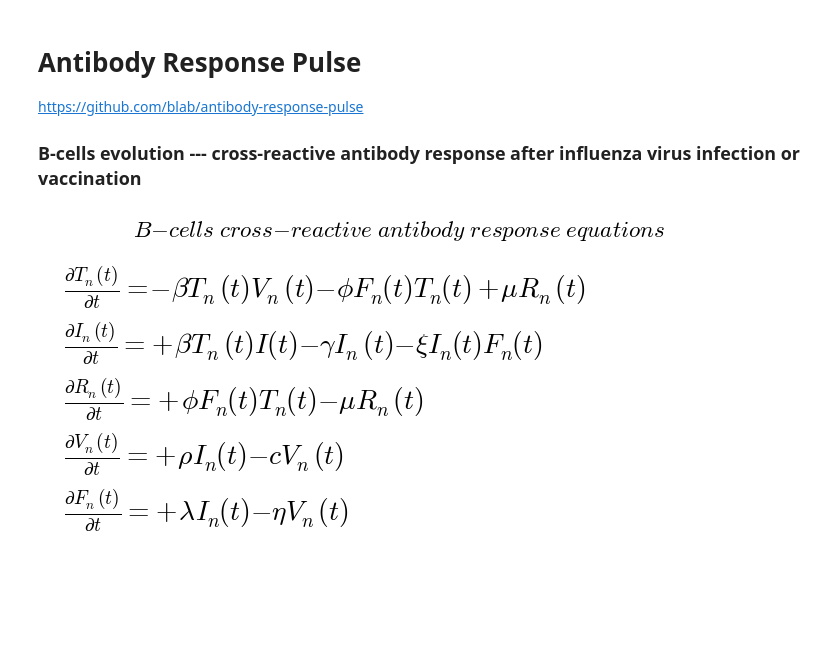
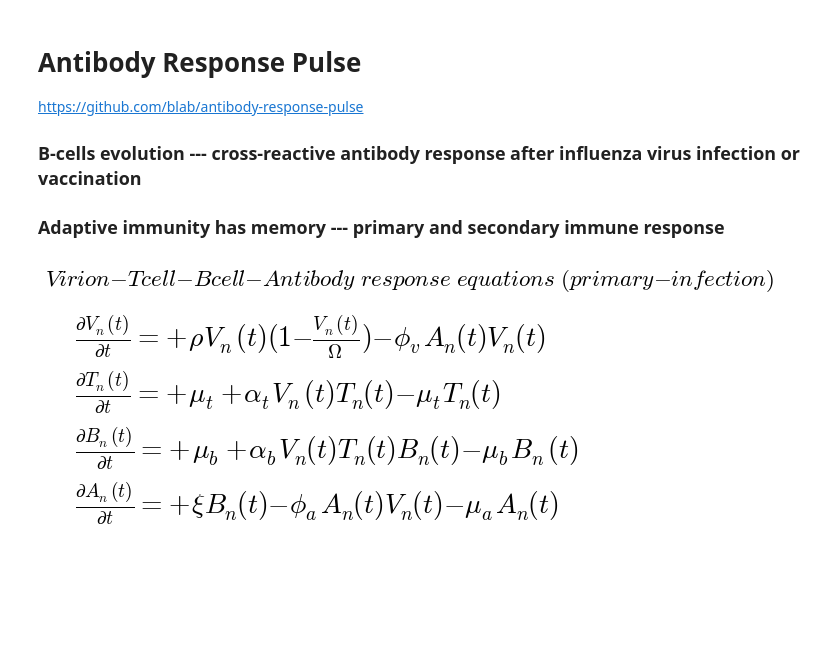
Before and after one commit to blab/antibody-response-pulse, a Jupyter notebook: bcell-array/bcell-array.ipynb, the cells around one changed output. Drawn from its saved outputs; the diff is of its cells as text; code cells hidden in the pictures; blank space fills up the shorter version.

Commit message:
antibody response for 1st and 2nd infections

```diff
--- a/bcell-array/bcell-array.ipynb
+++ b/bcell-array/bcell-array.ipynb
@@ -3,42 +3,41 @@
 https://github.com/blab/antibody-response-pulse
 
 ### B-cells evolution --- cross-reactive antibody response after influenza virus infection or vaccination
+### Adaptive immunity has memory --- primary and secondary immune response
 # %%
 '''
 author: Alvason Zhenhua Li
 date:   04/09/2015
 '''
 %matplotlib inline
 
 import numpy as np
 import matplotlib.pyplot as plt
 import time
 import IPython.display as idisplay
 from mpl_toolkits.mplot3d.axes3d import Axes3D
 
 import alva_machinery as alva
 
 AlvaFontSize = 23;
-AlvaFigSize = (9, 7);
+AlvaFigSize = (14, 6);
 numberingFig = 0;
 
 numberingFig = numberingFig + 1;
 plt.figure(numberingFig, figsize=(12,6))
 plt.axis('off')
-plt.title(r'$ B-cells \ cross-reactive \ antibody \ response \ equations $',fontsize = AlvaFontSize)
-plt.text(0,5.0/6,r'$ \frac{\partial T_n(t)}{\partial t} = \
-         -\beta T_n(t)V_n(t) - \phi F_{n}(t)T_{n}(t) +\mu R_n(t) $', fontsize = 1.2*AlvaFontSize)
-plt.text(0,4.0/6,r'$ \frac{\partial I_n(t)}{\partial t} = \
-         +\beta T_n(t)I(t) - \gamma I_n(t) - \xi I_{n}(t)F_{n}(t) $'
+plt.title(r'$ Virion-Tcell-Bcell-Antibody \ response \ equations \ (primary-infection) $',fontsize = AlvaFontSize)
+plt.text(0, 5.0/6,r'$ \frac{\partial V_n(t)}{\partial t} = \
+         +\rho V_n(t)(1 - \frac{V_n(t)}{\Omega}) - \phi_v A_{n}(t)V_{n}(t) $', fontsize = 1.2*AlvaFontSize)
+plt.text(0, 4.0/6,r'$ \frac{\partial T_n(t)}{\partial t} = \
+         +\mu_t + \alpha_t V_n(t)T_{n}(t) - \mu_t T_{n}(t) $'
          , fontsize = 1.2*AlvaFontSize)
-plt.text(0,3.0/6,r'$ \frac{\partial R_n(t)}{\partial t} = \
-         +\phi F_{n}(t)T_{n}(t) - \mu R_n(t) $', fontsize = 1.2*AlvaFontSize)
-plt.text(0,2.0/6,r'$ \frac{\partial V_n(t)}{\partial t} = \
-         +\rho I_{n}(t) - c V_n(t) $', fontsize = 1.2*AlvaFontSize)
-plt.text(0,1.0/6,r'$ \frac{\partial F_n(t)}{\partial t} = \
-         +\lambda I_{n}(t) - \eta V_n(t) $', fontsize = 1.2*AlvaFontSize)
+plt.text(0, 3.0/6,r'$ \frac{\partial B_n(t)}{\partial t} = \
+         +\mu_b + \alpha_b V_{n}(t)T_{n}(t)B_{n}(t) - \mu_b B_n(t) $', fontsize = 1.2*AlvaFontSize)
+plt.text(0, 2.0/6,r'$ \frac{\partial A_n(t)}{\partial t} = \
+         +\xi B_{n}(t) - \phi_a A_{n}(t)V_{n}(t) - \mu_a A_{n}(t) $', fontsize = 1.2*AlvaFontSize)
 plt.show()
 # %% [output]
-[figure, old version]
+[figure, new version]
 # %%
 # setting parameter
```
Also changed, not shown: parts of 5 cells of this notebook, 2 other files.
